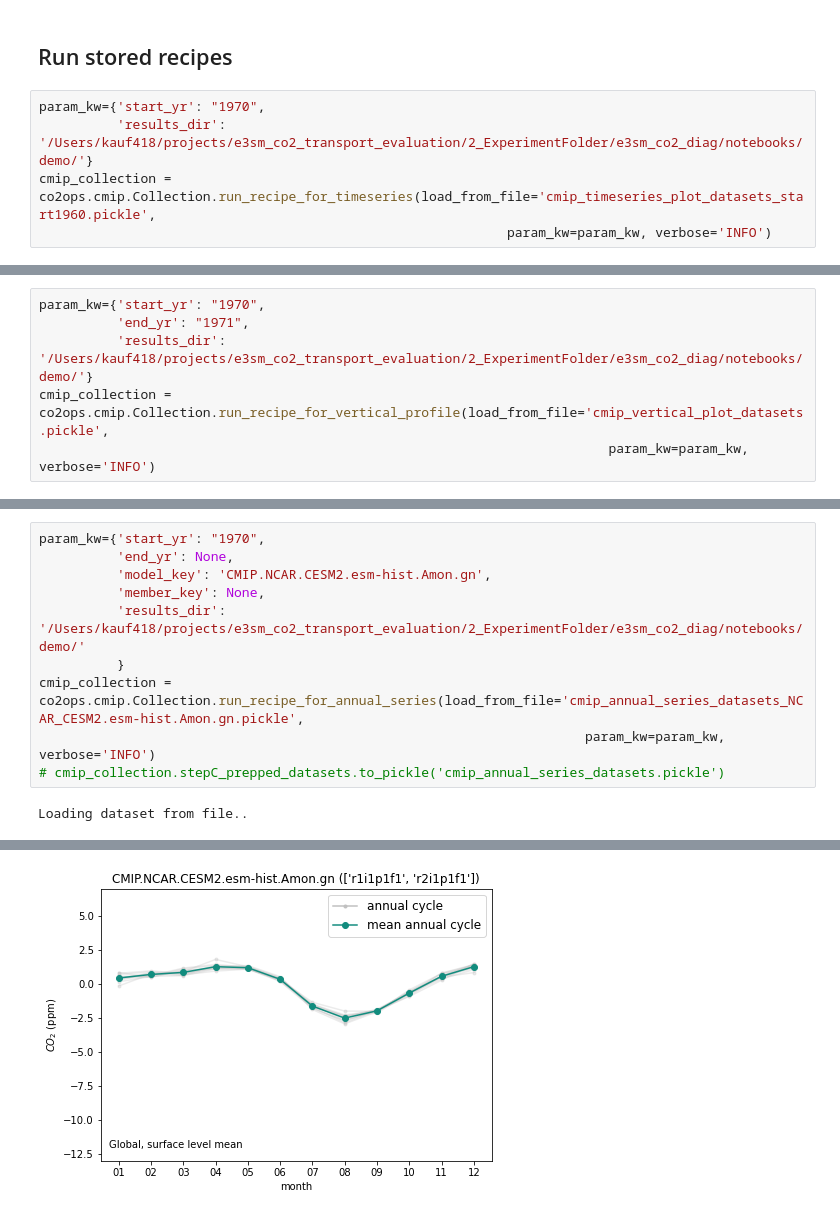
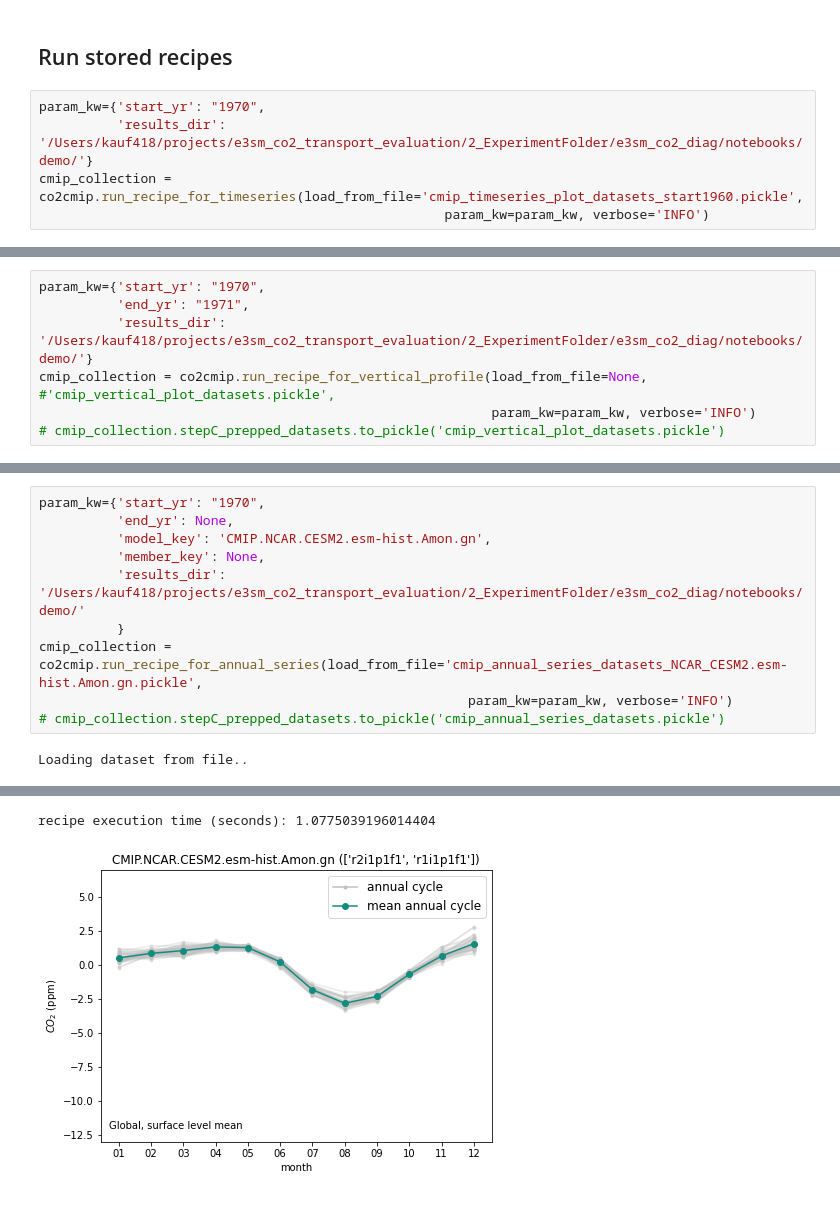
Before and after one commit to E3SM-Project/gdess, a Jupyter notebook: notebooks/demo/cmip_plotting.ipynb, the cells around one changed output, grey strips where cells are left out. Cells and saved outputs as stored; diff of their text form.

```diff
--- a/notebooks/demo/cmip_plotting.ipynb
+++ b/notebooks/demo/cmip_plotting.ipynb
@@ -13,8 +13,8 @@ import co2_diag.dataset_operations as co2ops
 # %%
 param_kw={'start_yr': "1970",
           'results_dir': '/Users/kauf418/projects/e3sm_co2_transport_evaluation/2_ExperimentFolder/e3sm_co2_diag/notebooks/demo/'}
-cmip_collection = co2ops.cmip.Collection.run_recipe_for_timeseries(load_from_file='cmip_timeseries_plot_datasets_start1960.pickle',
-                                                            param_kw=param_kw, verbose='INFO')
+cmip_collection = co2cmip.run_recipe_for_timeseries(load_from_file='cmip_timeseries_plot_datasets_start1960.pickle',
+                                                    param_kw=param_kw, verbose='INFO')
 # %% [output]
 Loading dataset from file..
 There are <[1, 2, 3, 1]> members for each of the 4 models.
@@ -24,7 +24,8 @@ recipe execution time (seconds): 0.2584712505340576
 param_kw={'start_yr': "1970",
           'end_yr': "1971",
           'results_dir': '/Users/kauf418/projects/e3sm_co2_transport_evaluation/2_ExperimentFolder/e3sm_co2_diag/notebooks/demo/'}
-cmip_collection = co2ops.cmip.Collection.run_recipe_for_vertical_profile(load_from_file='cmip_vertical_plot_datasets.pickle',
-                                                                         param_kw=param_kw, verbose='INFO')
+cmip_collection = co2cmip.run_recipe_for_vertical_profile(load_from_file=None,  #'cmip_vertical_plot_datasets.pickle',
+                                                          param_kw=param_kw, verbose='INFO')
+# cmip_collection.stepC_prepped_datasets.to_pickle('cmip_vertical_plot_datasets.pickle')
 # %% [output]
 Loading dataset from file..
@@ -38,8 +60,8 @@ param_kw={'start_yr': "1970",
           'member_key': None,
           'results_dir': '/Users/kauf418/projects/e3sm_co2_transport_evaluation/2_ExperimentFolder/e3sm_co2_diag/notebooks/demo/'
           }
-cmip_collection = co2ops.cmip.Collection.run_recipe_for_annual_series(load_from_file='cmip_annual_series_datasets_NCAR_CESM2.esm-hist.Amon.gn.pickle',
-                                                                      param_kw=param_kw, verbose='INFO')
+cmip_collection = co2cmip.run_recipe_for_annual_series(load_from_file='cmip_annual_series_datasets_NCAR_CESM2.esm-hist.Amon.gn.pickle',
+                                                       param_kw=param_kw, verbose='INFO')
 # cmip_collection.stepC_prepped_datasets.to_pickle('cmip_annual_series_datasets.pickle')
 # %% [output]
 Loading dataset from file..
@@ -61,4 +85,5 @@ recipe execution time (seconds): 0.39455199241638184
+recipe execution time (seconds): 1.0775039196014404
-[figure, old version]
+[figure, new version]
 # %%
 param_kw={'start_yr': "1970",
           'end_yr': "1971",
```
Also changed, not shown: parts of 6 cells of this notebook, 1 other file.
